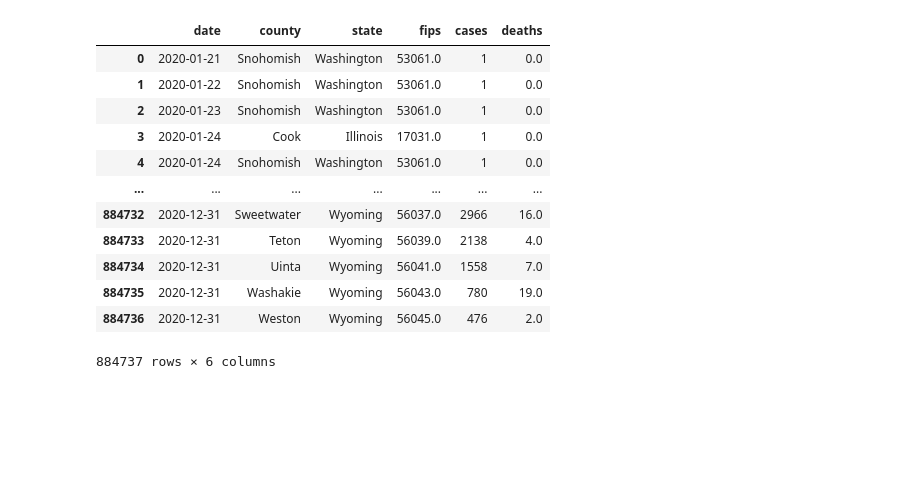
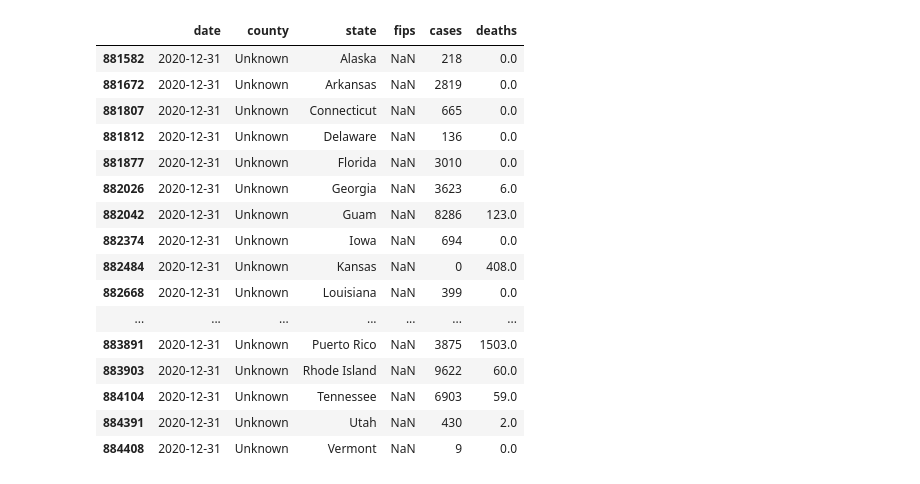
Before and after one commit to zedian/CS229-FinalProject, a Jupyter notebook: pre-processing.ipynb, the cells around one changed output. Cells and saved outputs as stored; diff of their text form; code cells hidden in the pictures; blank space fills up the shorter version.

```diff
--- a/pre-processing.ipynb
+++ b/pre-processing.ipynb
@@ -4,18 +6,22 @@ import pandas as pd
 # %%
 covid = pd.read_csv('us-counties-2020.csv')
-# %%
-covid
-# %% [output]
-|  | date | county | state | fips | cases | deaths |
-| 0 | 2020-01-21 | Snohomish | Washington | 53061.0 | 1 | 0.0 |
-| 1 | 2020-01-22 | Snohomish | Washington | 53061.0 | 1 | 0.0 |
-| 2 | 2020-01-23 | Snohomish | Washington | 53061.0 | 1 | 0.0 |
-| 3 | 2020-01-24 | Cook | Illinois | 17031.0 | 1 | 0.0 |
-| 4 | 2020-01-24 | Snohomish | Washington | 53061.0 | 1 | 0.0 |
-| ... | ... | ... | ... | ... | ... | ... |
-| 884732 | 2020-12-31 | Sweetwater | Wyoming | 56037.0 | 2966 | 16.0 |
-| 884733 | 2020-12-31 | Teton | Wyoming | 56039.0 | 2138 | 4.0 |
-| 884734 | 2020-12-31 | Uinta | Wyoming | 56041.0 | 1558 | 7.0 |
-| 884735 | 2020-12-31 | Washakie | Wyoming | 56043.0 | 780 | 19.0 |
-| 884736 | 2020-12-31 | Weston | Wyoming | 56045.0 | 476 | 2.0 |
-884737 rows × 6 columns
+# %%
+covid[(covid['county'] == 'Unknown') & (covid['date'] == '2020-12-31')]
+# %% [output]
+|  | date | county | state | fips | cases | deaths |
+| 881582 | 2020-12-31 | Unknown | Alaska | NaN | 218 | 0.0 |
+| 881672 | 2020-12-31 | Unknown | Arkansas | NaN | 2819 | 0.0 |
+| 881807 | 2020-12-31 | Unknown | Connecticut | NaN | 665 | 0.0 |
+| 881812 | 2020-12-31 | Unknown | Delaware | NaN | 136 | 0.0 |
+| 881877 | 2020-12-31 | Unknown | Florida | NaN | 3010 | 0.0 |
+| 882026 | 2020-12-31 | Unknown | Georgia | NaN | 3623 | 6.0 |
+| 882042 | 2020-12-31 | Unknown | Guam | NaN | 8286 | 123.0 |
+| 882374 | 2020-12-31 | Unknown | Iowa | NaN | 694 | 0.0 |
+| 882484 | 2020-12-31 | Unknown | Kansas | NaN | 0 | 408.0 |
+| 882668 | 2020-12-31 | Unknown | Louisiana | NaN | 399 | 0.0 |
+| ... | ... | ... | ... | ... | ... | ... |
+| 883891 | 2020-12-31 | Unknown | Puerto Rico | NaN | 3875 | 1503.0 |
+| 883903 | 2020-12-31 | Unknown | Rhode Island | NaN | 9622 | 60.0 |
+| 884104 | 2020-12-31 | Unknown | Tennessee | NaN | 6903 | 59.0 |
+| 884391 | 2020-12-31 | Unknown | Utah | NaN | 430 | 2.0 |
+| 884408 | 2020-12-31 | Unknown | Vermont | NaN | 9 | 0.0 |
```
Also changed, not shown: parts of 14 cells of this notebook.
